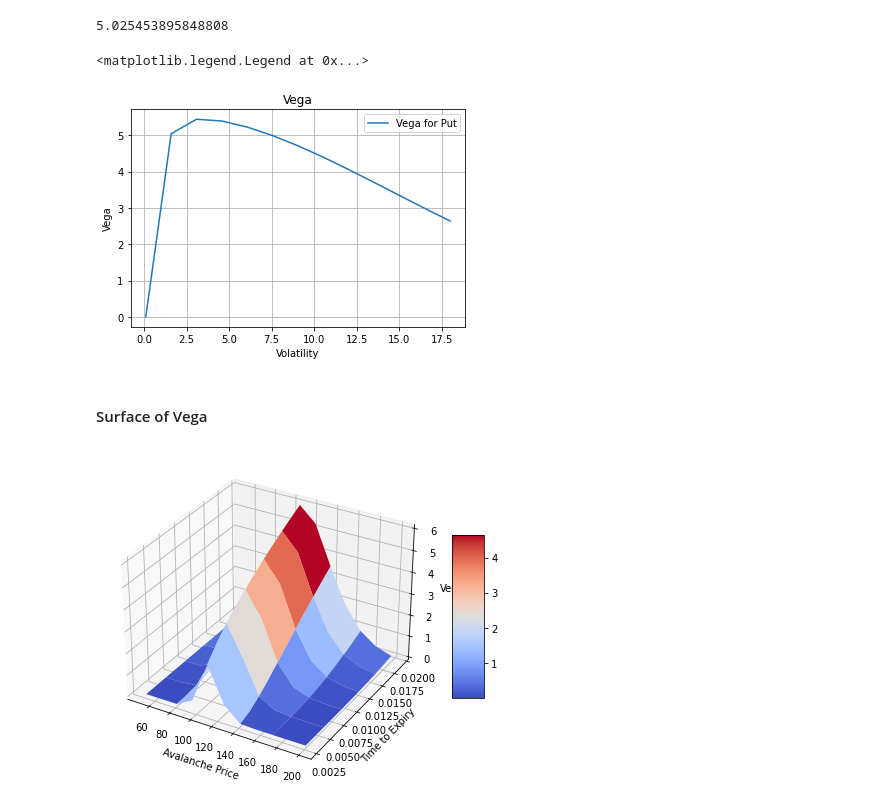
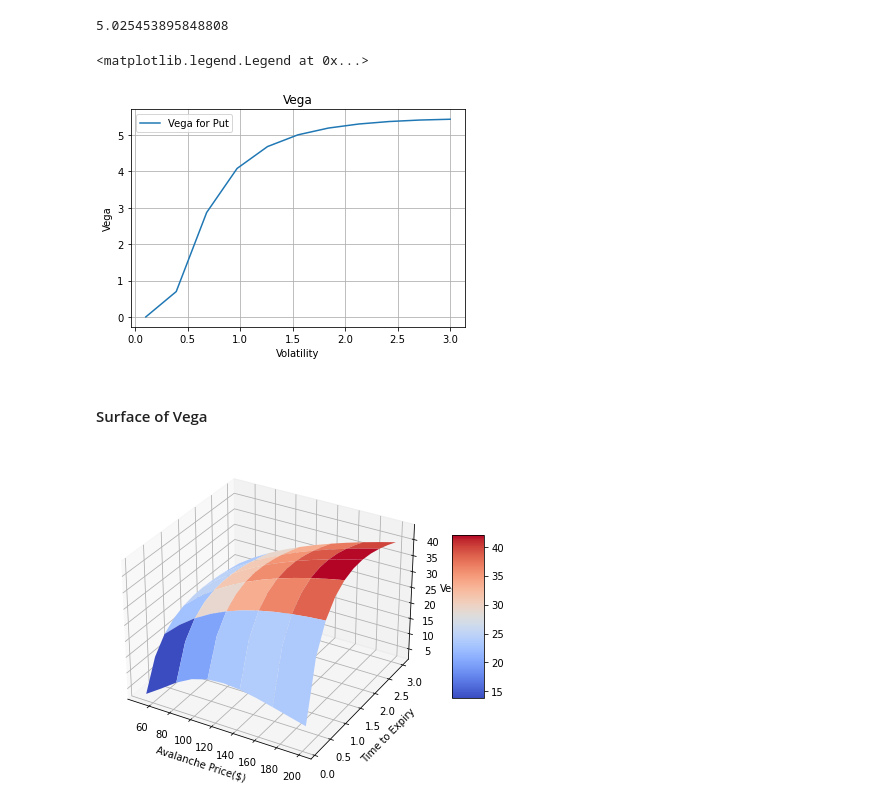
Before and after one commit to Monalisaugboh/Monalisaugboh, a Jupyter notebook: Coursework_Avalanche.ipynb, the cells around one changed output. Cells and saved outputs as stored; diff of their text form; code cells hidden in the pictures.

```diff
--- a/Coursework_Avalanche.ipynb
+++ b/Coursework_Avalanche.ipynb
@@ -527,7 +531,7 @@ plt.legend(['Rho for Put'])
 # %% [markdown]
 #### Surface of Rho
 # %%
-S = np.linspace(50, 200, 11)
+S = np.linspace(0.01, 0.02, 11)
 T = np.linspace(0.00274, 0.01919, 11)
 Rho = np.zeros((len(T),len(S)))
 for j in range(len(S)):
@@ -547,7 +553,7 @@ fig.colorbar(surf, shrink=0.5, aspect=5);
 # %% [markdown]
 ### Vega
 # %%
-def vega(S, K, T, r, vol, payoff):
+def vega(S, K, T, r, vol):
 
     d1 = (np.log(S / K) + (r  + 0.5 * vol ** 2) * T) / (vol * np.sqrt(T))
     vega = S * np.sqrt(T) * si.norm.pdf(d1, 0.0, 1.0)
@@ -558,10 +564,10 @@ vega(98.4, 110, 1/52, 0.168, 1.54, payoff)
 # %% [output]
 5.025453895848808
 # %%
-vol = np.linspace(0.1,18.0,13)
+vol = np.linspace(0.1,3.0,11)
 Vega = np.zeros((len(vol),1))
 for i in range(len(vol)):
-    Vega [i] = vega(98.4, 110, 1/52, 0.0168, vol[i], payoff)
+    Vega [i] = vega(98.4, 110, 1/52, 0.0168, vol[i])
 # %%
 fig = plt.figure()
 plt.plot(vol, Vega, '-')
@@ -572,24 +578,24 @@ plt.title('Vega')
 plt.legend(['Vega for Put'])
 # %% [output]
 <matplotlib.legend.Legend at 0x...>
-[figure, old version]
+[figure, new version]
 # %% [markdown]
 #### Surface of Vega
 # %%
 S = np.linspace(50, 200, 11)
-T = np.linspace(0.00274, 0.01919, 11)
+T = np.linspace(0.1, 3.0, 11)
 Vega = np.zeros((len(T),len(S)))
 for j in range(len(S)):
     for i in range(len(T)):
-        Vega[i,j] = vega(S[j], 110, T[i], 0.0168, 1.54, payoff)
+        Vega[i,j] = vega(S[j], 110, T[i], 0.0168, 1.54)
 # %%
 fig = plt.figure(figsize=(8, 6))
 ax = fig.gca(projection='3d')
 S, T = np.meshgrid(S, T)
 surf = ax.plot_surface(S, T, Vega, rstride=2, cstride=2, cmap=plt.cm.coolwarm, linewidth=0.5, antialiased=True)
-ax.set_xlabel('Avalanche Price')
+ax.set_xlabel('Avalanche Price($)')
 ax.set_ylabel('Time to Expiry')
 ax.set_zlabel('Vega')
 fig.colorbar(surf, shrink=0.5, aspect=5);
 # %% [output]
-[figure, old version]
+[figure, new version]
```
Also changed, not shown: parts of 34 cells of this notebook.
